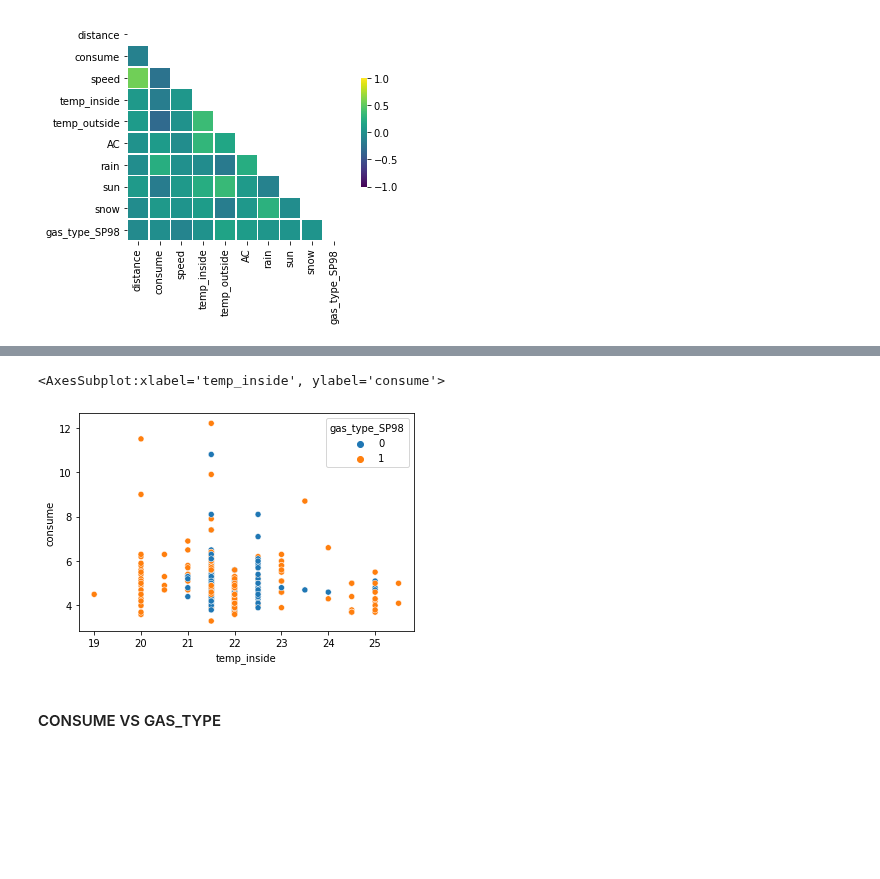
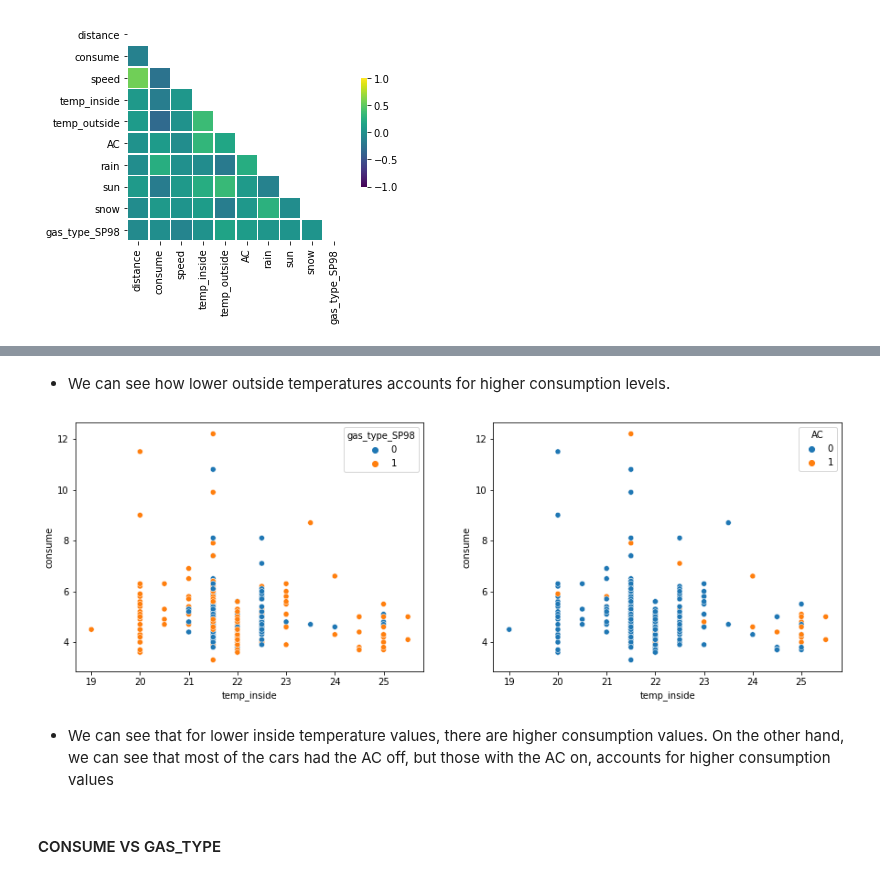
Before and after one commit to VictorRodriguezIronhack/reto_data, a Jupyter notebook: consume.ipynb, the cells around one changed output, grey strips where cells are left out. Cells and saved outputs as stored; diff of their text form; code cells hidden in the pictures; blank space fills up the shorter version.

```diff
--- a/consume.ipynb
+++ b/consume.ipynb
@@ -125,9 +126,14 @@ sns.scatterplot(x=consume_data.temp_outside, y=consume_data.consume, hue=consume
 [figure]
-# %%
-sns.scatterplot(x=consume_data.temp_inside, y=consume_data.consume, hue=consume_data.gas_type_SP98)
-# %% [output]
-<AxesSubplot:xlabel='temp_inside', ylabel='consume'>
-[figure, removed]
+# %% [markdown]
+- We can see how lower outside temperatures accounts for higher consumption levels.
+# %%
+fig, axs = plt.subplots(nrows=1, ncols=2, figsize=(15, 5))
+sns.scatterplot(data=consume_data, x="temp_inside", y="consume", hue="gas_type_SP98", ax=axs[0])
+sns.scatterplot(data=consume_data, x="temp_inside", y="consume", hue="AC", ax=axs[1]);
+# %% [output]
+[figure, added]
+# %% [markdown]
+- We can see that for lower inside temperature values, there are higher consumption values. On the other hand, we can see that most of the cars had the AC off, but those with the AC on, accounts for higher consumption values
 # %% [markdown]
 #### CONSUME VS GAS_TYPE
 # %%
```
Also changed, not shown: parts of 14 cells of this notebook.
